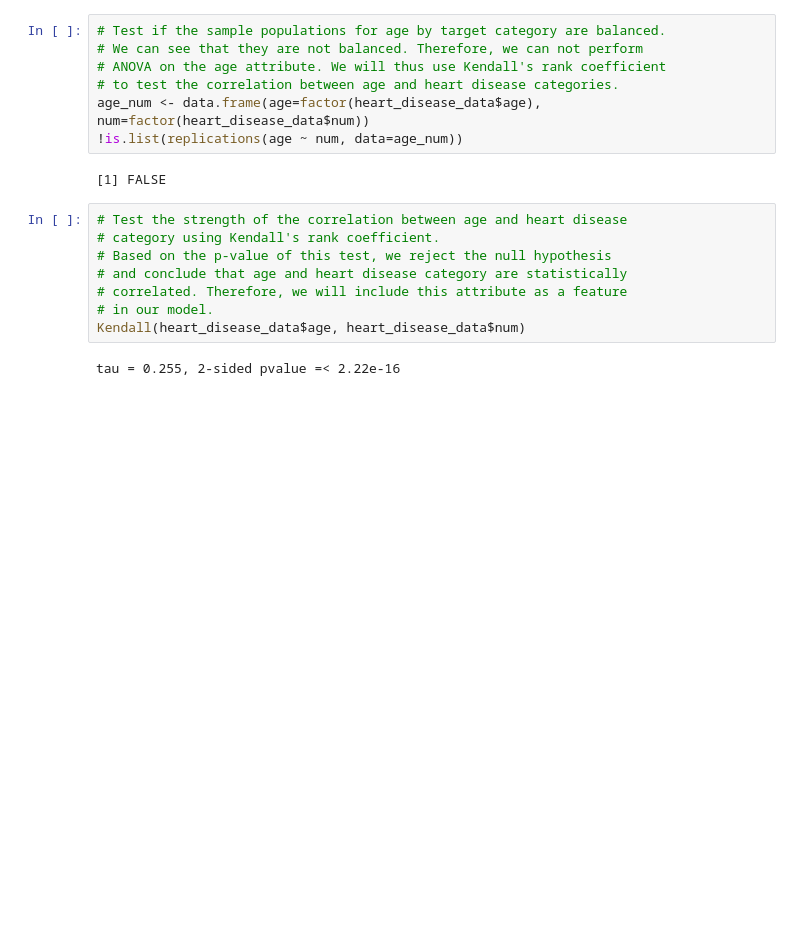
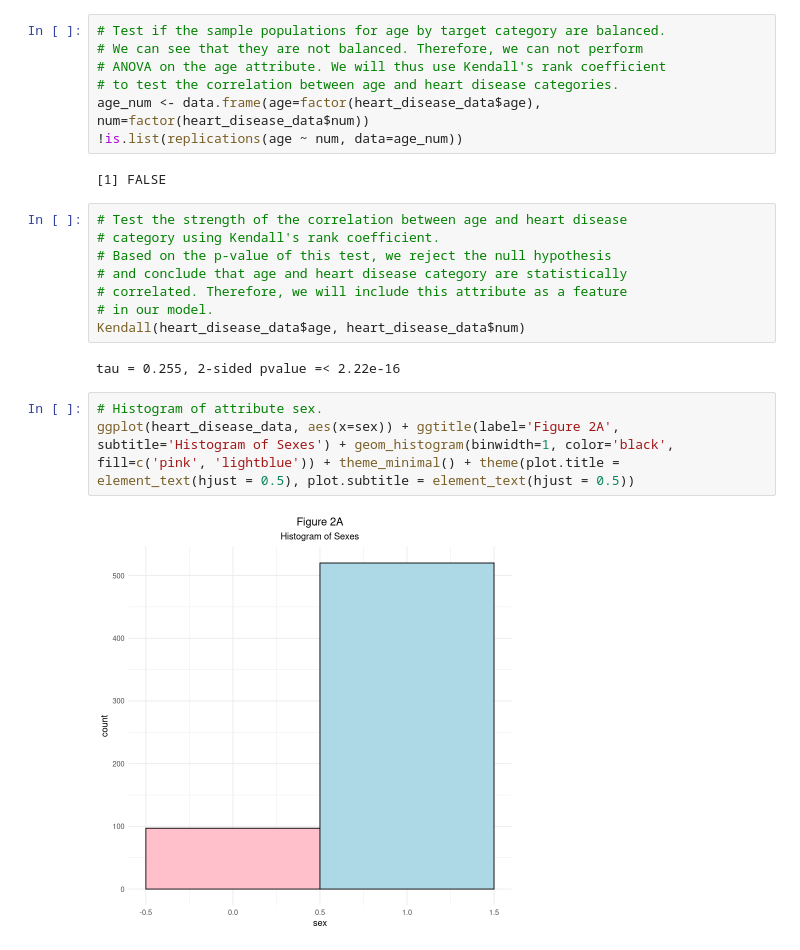
Before and after one commit to jerradmgenson/qdaim-proto, a Jupyter notebook: src/notebooks/dataset_analysis.ipynb, the cells around one changed output. Saved outputs shown, nothing was run; the diff lists cells and outputs as text; blank space fills up the shorter version.

```diff
--- a/src/notebooks/dataset_analysis.ipynb
+++ b/src/notebooks/dataset_analysis.ipynb
@@ -237,3 +247,8 @@ age_num <- data.frame(age=factor(heart_disease_data$age), num=factor(heart_disea
 Kendall(heart_disease_data$age, heart_disease_data$num)
 # %% [output]
 tau = 0.255, 2-sided pvalue =< 2.22e-16
+# %%
+# Histogram of attribute sex.
+ggplot(heart_disease_data, aes(x=sex)) + ggtitle(label='Figure 2A', subtitle='Histogram of Sexes') + geom_histogram(binwidth=1, color='black', fill=c('pink', 'lightblue')) + theme_minimal() + theme(plot.title = element_text(hjust = 0.5), plot.subtitle = element_text(hjust = 0.5))
+# %% [output]
+[figure, added]
```
Also changed, not shown: parts of 15 cells of this notebook.
